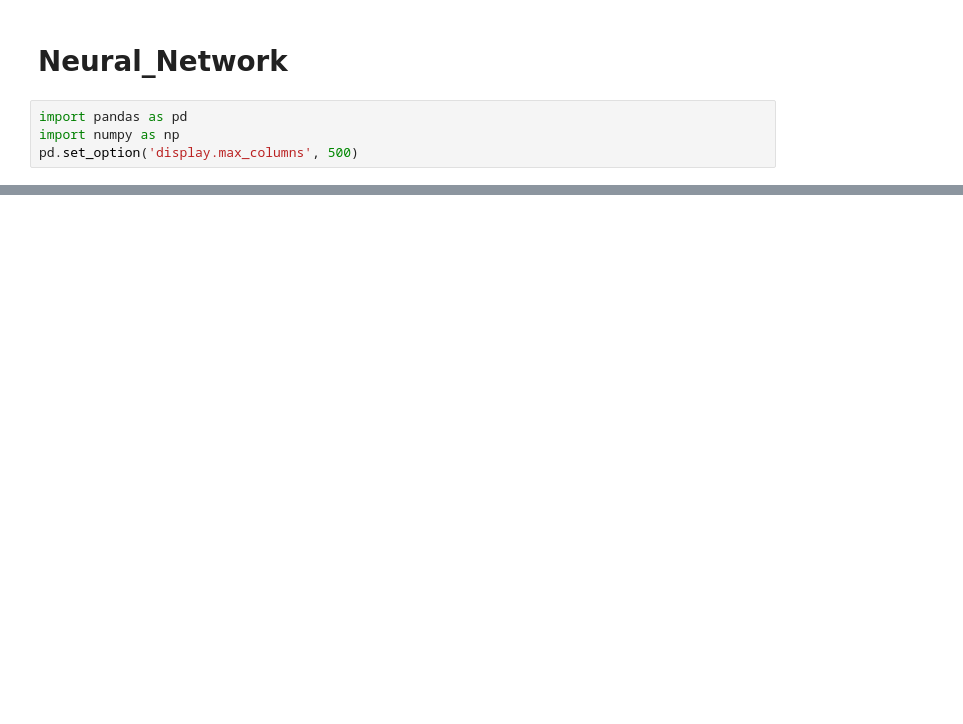
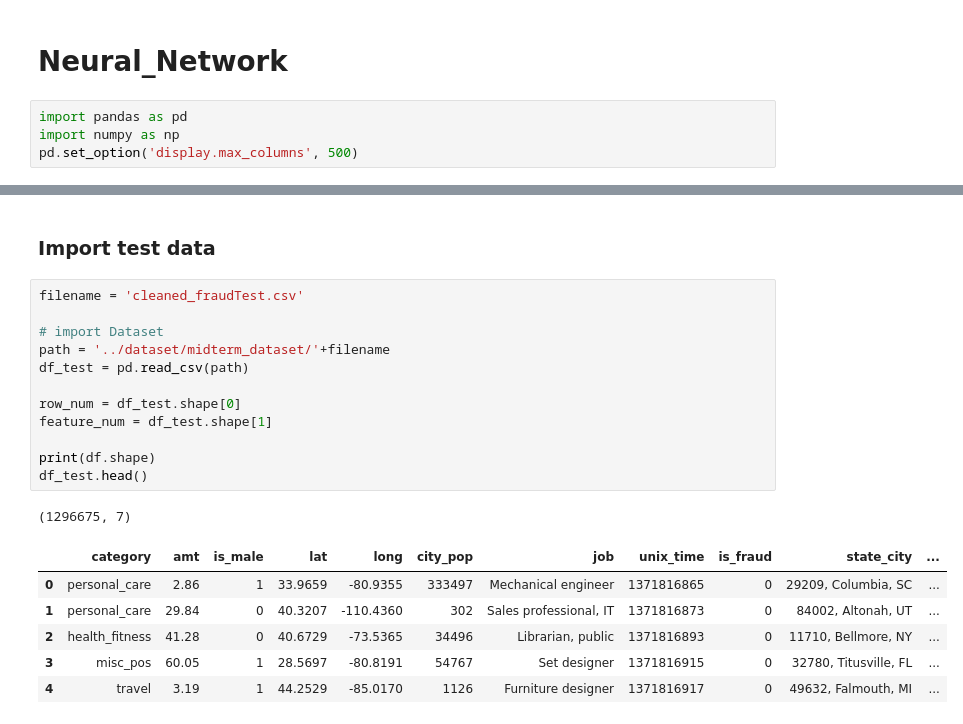
Before and after one commit to tintinap/Maching-Learning-Midterm-Exam, a Jupyter notebook: neural_network.ipynb, the cells around one changed output, grey strips where cells are left out. Cells and saved outputs as stored; diff of their text form; blank space fills up the shorter version.

```diff
--- a/neural_network.ipynb
+++ b/neural_network.ipynb
@@ -27,0 +127,22 @@ df.head()
+# %% [markdown]
+<H3> Import test data
+# %%
+filename = 'cleaned_fraudTest.csv'
+
+# import Dataset
+path = '../dataset/midterm_dataset/'+filename
+df_test = pd.read_csv(path)
+
+row_num = df_test.shape[0]
+feature_num = df_test.shape[1]
+
+print(df.shape)
+df_test.head()
+# %% [output]
+(1296675, 7)
+|  | category | amt | is_male | lat | long | city_pop | job | unix_time | is_fraud | state_city | ... |
+| 0 | personal_care | 2.86 | 1 | 33.9659 | -80.9355 | 333497 | Mechanical engineer | 1371816865 | 0 | 29209, Columbia, SC | ... |
+| 1 | personal_care | 29.84 | 0 | 40.3207 | -110.4360 | 302 | Sales professional, IT | 1371816873 | 0 | 84002, Altonah, UT | ... |
+| 2 | health_fitness | 41.28 | 0 | 40.6729 | -73.5365 | 34496 | Librarian, public | 1371816893 | 0 | 11710, Bellmore, NY | ... |
+| 3 | misc_pos | 60.05 | 1 | 28.5697 | -80.8191 | 54767 | Set designer | 1371816915 | 0 | 32780, Titusville, FL | ... |
+| 4 | travel | 3.19 | 1 | 44.2529 | -85.0170 | 1126 | Furniture designer | 1371816917 | 0 | 49632, Falmouth, MI | ... |
```
Also changed, not shown: parts of 47 cells of this notebook.
